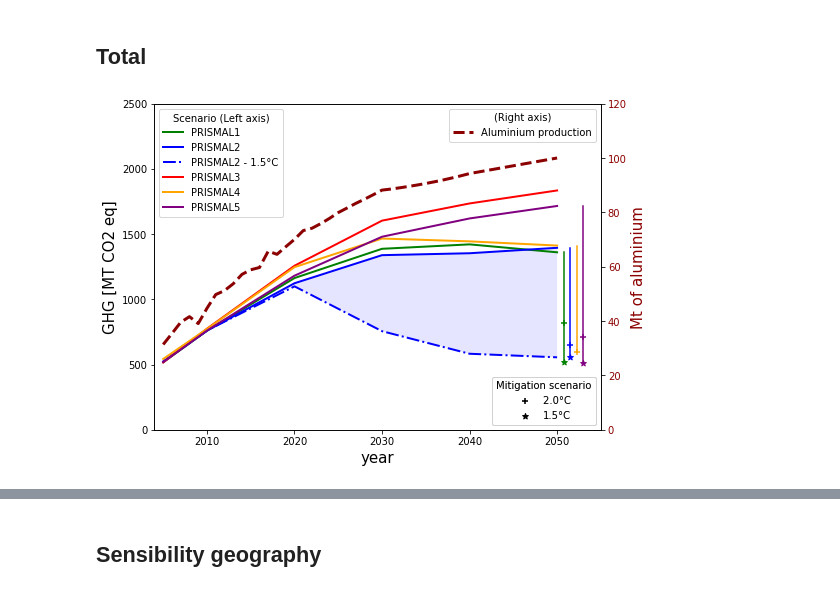
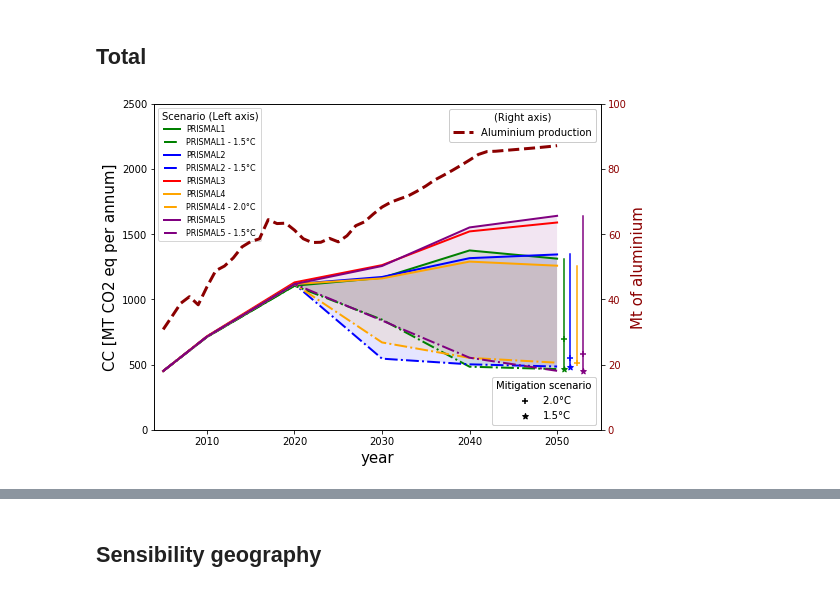
Before and after one commit to jpedneault/PRISMAL, a Jupyter notebook: doc/PRISMAL.ipynb, the cells around one changed output, grey strips where cells are left out. Saved outputs shown, nothing was run; the diff lists cells and outputs as text; code cells hidden in the pictures.

```diff
--- a/doc/PRISMAL.ipynb
+++ b/doc/PRISMAL.ipynb
@@ -611,10 +789,13 @@ prod_m_data = pd.Series([31394,35430,39559,41632,39087,44708,49752,51208,53734,5
 # %%
+#Produciton yeat by yeat
+prod_IAI_data = pd.read_excel(data_file, index_col=[0], sheet_name='prod_yby')
+prod_IAI_data = prod_IAI_data.loc['IAI data']/1000
 #Total impact for every PRISMAL scenario and total production
 x = prismal_total.columns
 ms='msbl'
-impact= 'GHG'
+impact= 'CC'
 
-prismal_tot_GT = prismal_total/1000000000
+prismal_tot_GT = prismal_total/10E8
 fig = plt.figure(figsize=(8,6))
 ax1 = fig.add_subplot(1, 1, 1)
 
@@ -622,6 +803,8 @@ ax1 = fig.add_subplot(1, 1, 1)
 y1_1 = prismal_tot_GT.loc(axis=0)['PRISMAL1',ms,:,region,impact].sum()
 y1_2 = prismal_tot_GT.loc(axis=0)['PRISMAL1','ms19',:,region,impact].sum()
 plt.plot(y1_1, color='green', linewidth=2)
+plt.plot(y1_2, color='green', linewidth=2, ls='-.')
+plt.fill_between(x, y1_1, y1_2, facecolor='green', alpha=0.1)
 y1_19 = prismal_tot_GT.loc(axis=0)['PRISMAL1','ms19',:,region, impact].loc(axis=1)[2050].sum()
 y1_26 = prismal_tot_GT.loc(axis=0)['PRISMAL1','ms26',:,region, impact].loc(axis=1)[2050].sum()
 plt.scatter(2050.75, y1_19, marker='*', color='green')
@@ -647,6 +830,8 @@ plt.plot(y3_1, color='red', linewidth=2)
 y4_1 = prismal_tot_GT.loc(axis=0)['PRISMAL4',ms,:,region,impact].sum()
 y4_2 = prismal_tot_GT.loc(axis=0)['PRISMAL4','ms26',:,region,impact].sum()
 plt.plot(y4_1, color='orange', linewidth=2)
+plt.plot(y4_2, color='orange', linewidth=2, ls='-.')
+plt.fill_between(x, y4_1, y4_2, facecolor='orange', alpha=0.1)
 y4_26 = prismal_tot_GT.loc(axis=0)['PRISMAL4','ms26',:,region, impact].loc(axis=1)[2050].sum()
 plt.scatter(2052.25, y4_26, marker='+',color='orange')
 
@@ -654,6 +839,8 @@ plt.scatter(2052.25, y4_26, marker='+',color='orange')
 y5_1 = prismal_tot_GT.loc(axis=0)['PRISMAL5',ms,:,region,impact].sum()
 y5_2 = prismal_tot_GT.loc(axis=0)['PRISMAL5','ms19',:,region,impact].sum()
 plt.plot(y5_1, color='purple', linewidth=2)
+plt.plot(y5_2, color='purple', linewidth=2, ls='-.')
+plt.fill_between(x, y5_1, y5_2, facecolor='purple', alpha=0.1)
 y5_19 = prismal_tot_GT.loc(axis=0)['PRISMAL5','ms19',:,region, impact].loc(axis=1)[2050].sum()
 y5_26 = prismal_tot_GT.loc(axis=0)['PRISMAL5','ms26',:,region, impact].loc(axis=1)[2050].sum()
 plt.scatter(2053, y5_19, marker='*', color='purple')
@@ -662,41 +849,48 @@ plt.scatter(2053, y5_26, marker='+', color='purple')
 #PRISMAL Legend
 ax1.set_ylim(ymin=0, ymax=2500)
 plt.xlabel('year')
-plt.ylabel('GHG [MT CO2 eq]')
-plt.legend(['PRISMAL1','PRISMAL2','PRISMAL2 - 1.5°C','PRISMAL3','PRISMAL4','PRISMAL5'], title='Scenario (Left axis)', loc=(2))
+plt.ylabel('CC [MT CO2 eq per annum]')
+
+legend_tot_results = plt.legend(['PRISMAL1', 'PRISMAL1 - 1.5°C', 'PRISMAL2', 'PRISMAL2 - 1.5°C',
+                                 'PRISMAL3','PRISMAL4','PRISMAL4 - 2.0°C','PRISMAL5', 'PRISMAL5 - 1.5°C'],
+                           title='Scenario (Left axis)', loc=(2), fontsize=8)
+plt.gca().add_artist(legend_tot_results)
 
 #Vertical lines
 lin1 = pd.Series([y1_2[2050],y1_1[2050]], [2050.75, 2050.75])
 lin1.plot(color='green')
 lin2 = pd.Series([y2_2[2050],y2_1[2050]], [2051.5, 2051.5])
 lin2.plot(color='blue')
 lin4 = pd.Series([y4_2[2050],y4_1[2050]], [2052.25, 2052.25])
 lin4.plot(color='orange')
 lin5 = pd.Series([y5_2[2050],y5_1[2050]], [2053, 2053])
 lin5.plot(color='purple')
 
+
+
 #Total production volume
 color = 'darkred'
 ax2 = ax1.twinx()
 ax2.set_ylabel('Mt of aluminium', color=color)
-ax2.plot(prod_m_data, color=color, linewidth=3, linestyle='--')
+
+ax2.plot(prod_IAI_data, color=color, linewidth=3, linestyle='--')
 ax2.tick_params(axis='y', labelcolor=color)
-ax2.set_ylim(ymin=0, ymax=120)
+ax2.set_ylim(ymin=0, ymax=100)
 plt.yticks()
 
 
 #Axis and legends
-legend_prod = plt.legend(['Aluminium production'], title='(Right axis)', loc=(1))
+legend_prod = plt.legend(['Aluminium production'], title='(Right axis)', loc=(1),framealpha=1)
 
 ms19 = plt.scatter(2060, y1_19, marker='*',color='k')
 ms26 = plt.scatter(2060, y1_26, marker='+',color='k')
 legend_ms = plt.legend((ms26,ms19),['2.0°C ','1.5°C'], title='Mitigation scenario', loc=(4))
 plt.gca().add_artist(legend_ms)
 
 
 ax1.set_xlim(xmin=2004, xmax=2055)
 plt.gca().add_artist(legend_prod)
 plt.rc('axes', labelsize= 15)
 plt.show()
 # %% [output]
-[figure, old version]
+[figure, new version]
```
Also changed, not shown: parts of 48 cells of this notebook, 2 other files.
